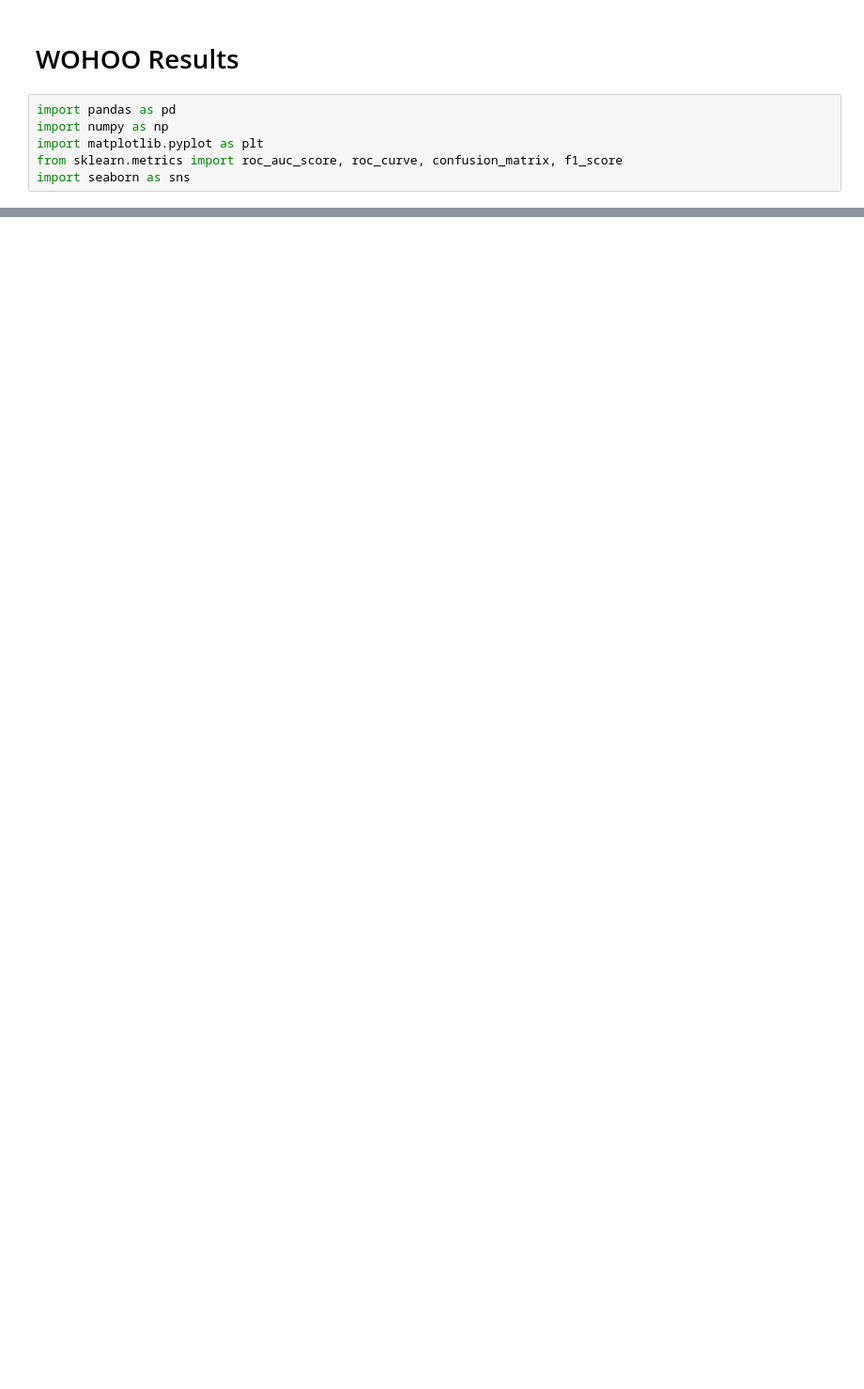
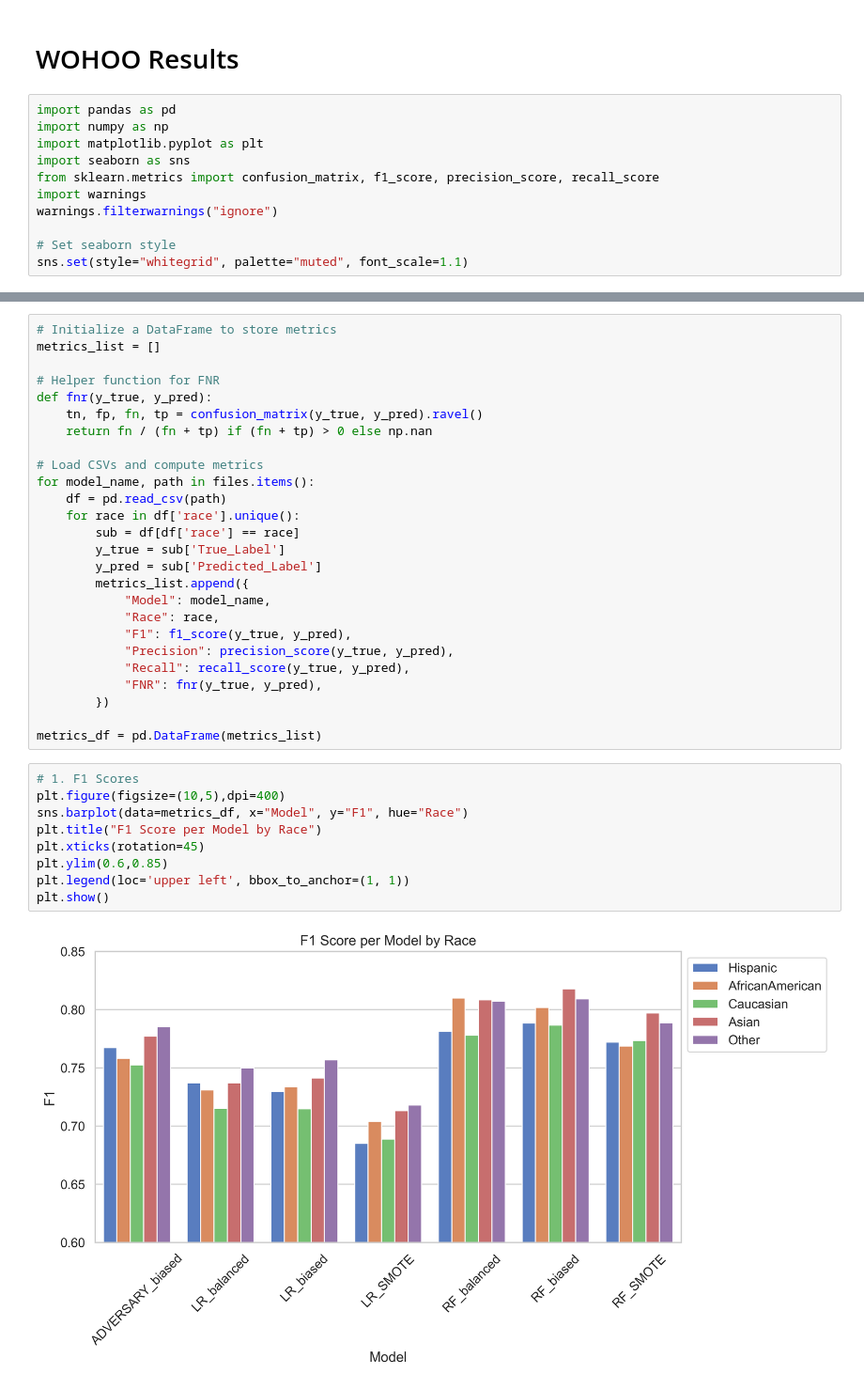
Before and after one commit to pxndey/csgy9223_project, a Jupyter notebook: results.ipynb, the cells around one changed output, grey strips where cells are left out. Shown at 94% size. Drawn from its saved outputs; the diff is of its cells as text; blank space fills up the shorter version.

Commit message:
feat: added metric graphs, and minor fixes

```diff
--- a/results.ipynb
+++ b/results.ipynb
@@ -4,5 +4,10 @@
 import pandas as pd
 import numpy as np
 import matplotlib.pyplot as plt
-from sklearn.metrics import roc_auc_score, roc_curve, confusion_matrix, f1_score
 import seaborn as sns
+from sklearn.metrics import confusion_matrix, f1_score, precision_score, recall_score
+import warnings
+warnings.filterwarnings("ignore")
+
+# Set seaborn style
+sns.set(style="whitegrid", palette="muted", font_scale=1.1)
@@ -133,0 +25,37 @@ plt.show()
+# %%
+# Initialize a DataFrame to store metrics
+metrics_list = []
+
+# Helper function for FNR
+def fnr(y_true, y_pred):
+    tn, fp, fn, tp = confusion_matrix(y_true, y_pred).ravel()
+    return fn / (fn + tp) if (fn + tp) > 0 else np.nan
+
+# Load CSVs and compute metrics
+for model_name, path in files.items():
+    df = pd.read_csv(path)
+    for race in df['race'].unique():
+        sub = df[df['race'] == race]
+        y_true = sub['True_Label']
+        y_pred = sub['Predicted_Label']
+        metrics_list.append({
+            "Model": model_name,
+            "Race": race,
+            "F1": f1_score(y_true, y_pred),
+            "Precision": precision_score(y_true, y_pred),
+            "Recall": recall_score(y_true, y_pred),
+            "FNR": fnr(y_true, y_pred),
+        })
+
+metrics_df = pd.DataFrame(metrics_list)
+# %%
+# 1. F1 Scores
+plt.figure(figsize=(10,5),dpi=400)
+sns.barplot(data=metrics_df, x="Model", y="F1", hue="Race")
+plt.title("F1 Score per Model by Race")
+plt.xticks(rotation=45)
+plt.ylim(0.6,0.85)
+plt.legend(loc='upper left', bbox_to_anchor=(1, 1))
+plt.show()
+# %% [output]
+[figure, added]
```
Also changed, not shown: parts of 15 cells of this notebook, 1 other file.
